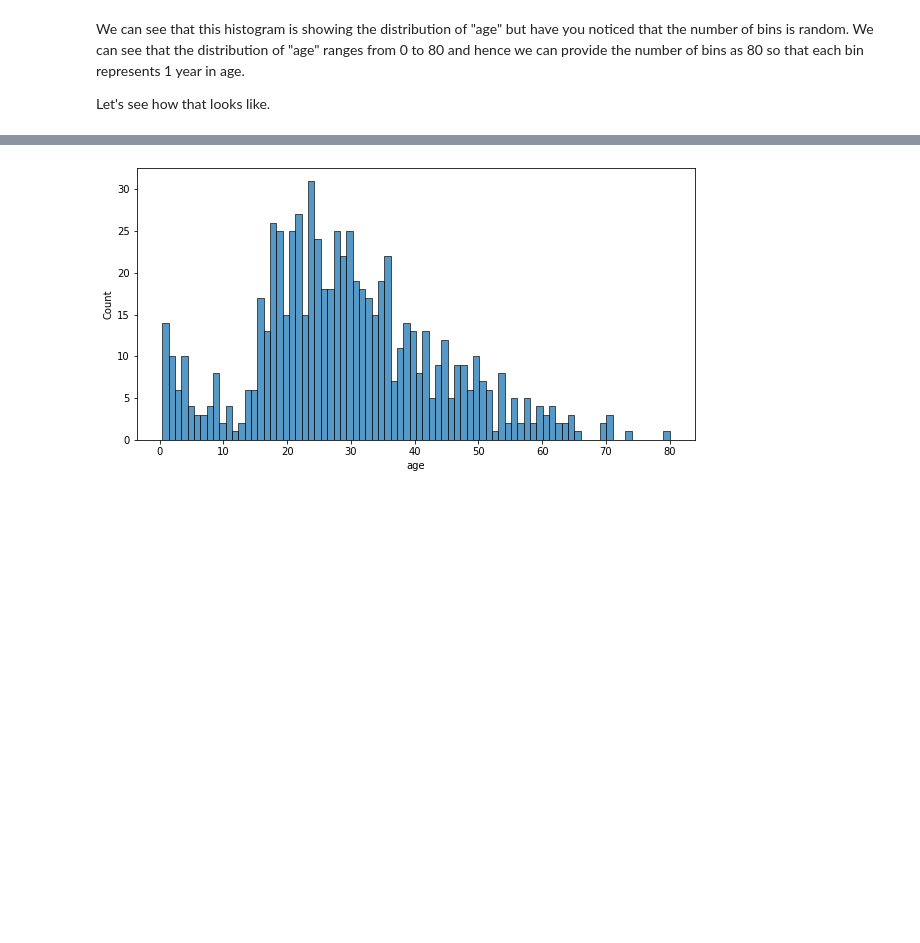
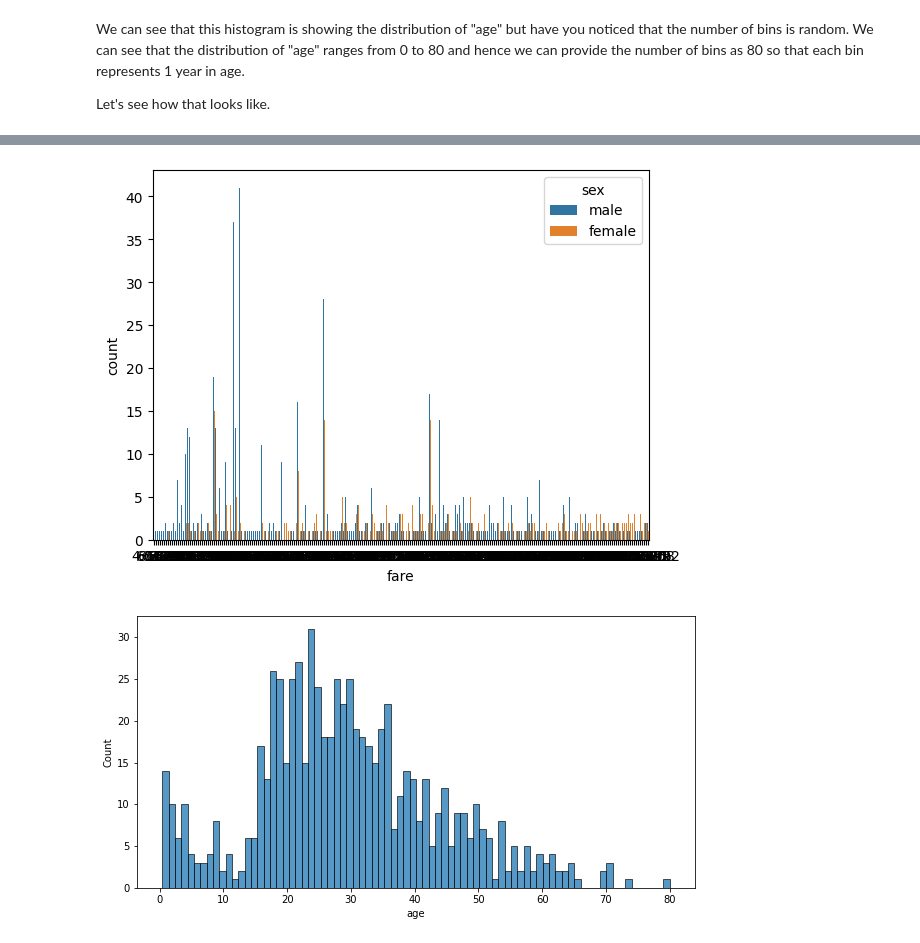
Before and after one commit to rakshitroshan/titanic-data-analysis, a Jupyter notebook: EDA(1) (1).ipynb, the cells around one changed output, grey strips where cells are left out. Saved outputs shown, nothing was run; the diff lists cells and outputs as text; code cells hidden in the pictures; blank space fills up the shorter version.

```diff
--- a/EDA(1) (1).ipynb
+++ b/EDA(1) (1).ipynb
@@ -346,3 +354,8 @@ Let's see how that looks like.
+# %%
+sns.countplot(data=df,x='fare',hue='sex')
+plt.show()
+# %% [output]
+[figure, added]
 # %%
 # checking the distribution of 'age'
 plt.figure(figsize=(10,5))
```
Also changed, not shown: parts of 4 cells of this notebook.
